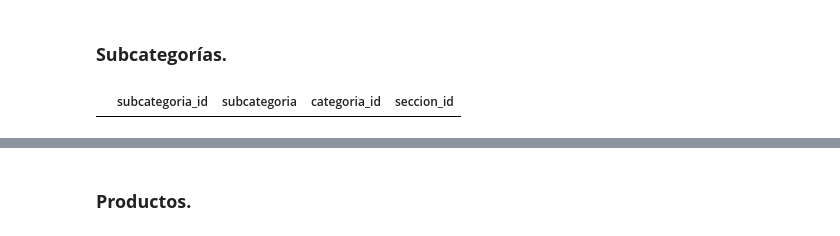
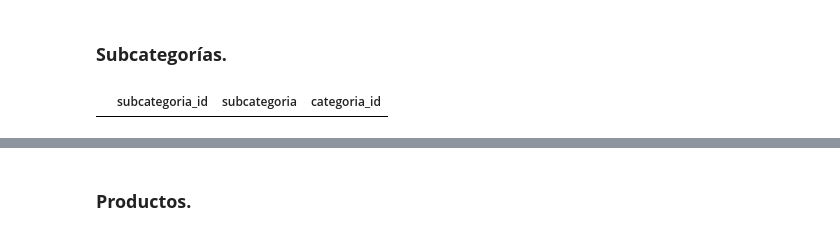
Before and after one commit to dapafer/auto_Pr-PSV, a Jupyter notebook: src/supermercado_database_structure.ipynb, the cells around one changed output, grey strips where cells are left out. Cells and saved outputs as stored; diff of their text form; code cells hidden in the pictures.

```diff
--- a/src/supermercado_database_structure.ipynb
+++ b/src/supermercado_database_structure.ipynb
@@ -90,11 +55,11 @@ memory usage: 204.0+ bytes
 ### **Subcategorías.**
 # %%
 # crear tabla "subcategorias"
-subcategorias = pd.DataFrame(columns=['subcategoria_id', 'subcategoria', 'categoria_id', 'seccion_id'])
+subcategorias = pd.DataFrame(columns=['subcategoria_id', 'subcategoria', 'categoria_id'])
 
 subcategorias
 # %% [output]
-|  | subcategoria_id | subcategoria | categoria_id | seccion_id |
+|  | subcategoria_id | subcategoria | categoria_id |
 # %%
 sub_fyv
 # %% [output]
```
Also changed, not shown: parts of 23 cells of this notebook, 12 other files.
